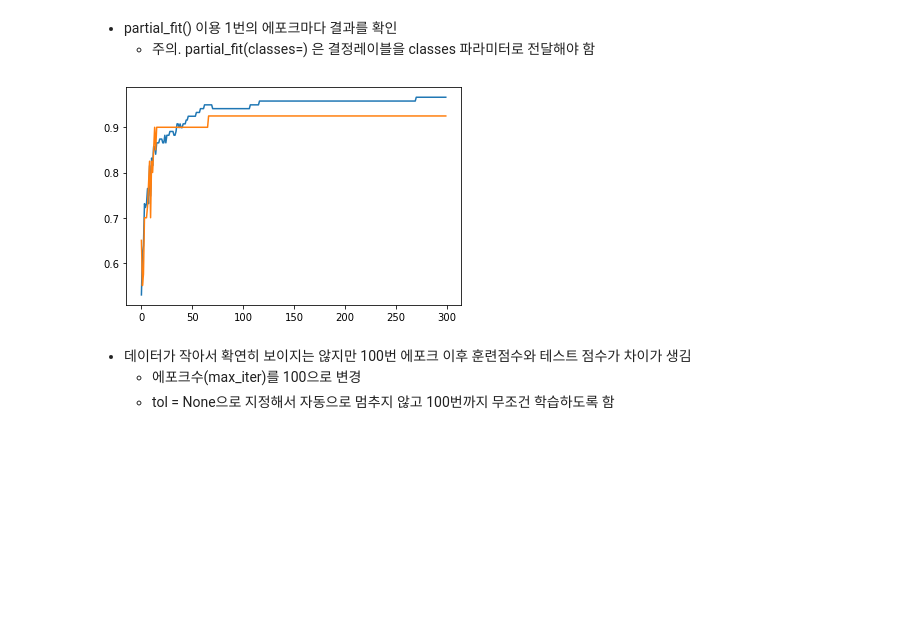
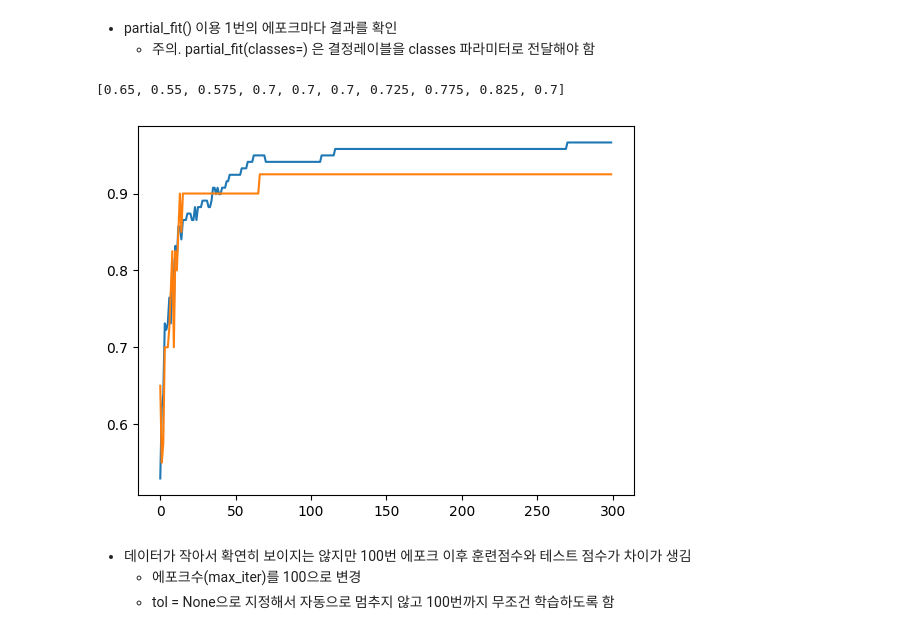
Before and after one commit to lullu303/DataScience2, a Jupyter notebook: 예측분석/머신러닝/머신러닝_04_2_확률적경사하강법.ipynb, the cells around one changed output. Saved outputs shown, nothing was run; the diff lists cells and outputs as text; code cells hidden in the pictures; blank space fills up the shorter version.

```diff
--- a/예측분석/머신러닝/머신러닝_04_2_확률적경사하강법.ipynb
+++ b/예측분석/머신러닝/머신러닝_04_2_확률적경사하강법.ipynb
@@ -136,2 +155,9 @@ from sklearn.preprocessing import StandardScaler
+# %%
+# SGD 알고리즘도 선형회귀 기반이기 때문에 학습데이터를 정규분포로 변형하는 것이 성능이 좋아진다
+from sklearn.preprocessing import StandardScaler
+ss = StandardScaler()
+ss.fit(train_input)
+train_scaled = ss.transform(train_input)
+test_scaled = ss.transform(test_input)
 # %%
 from sklearn.linear_model import SGDClassifier
@@ -142,0 +164,8 @@ from sklearn.linear_model import SGDClassifier
+# %%
+# loss='log' : 로지스틱손실함수
+# 손실함수를 변경하는 하이퍼파라미터로 loss= 를 사용함.
+# max_iter= 에포크 수를 결정(전체 샘플에 대해 몇번 학습할 것인지를 결정)
+sc = SGDClassifier(loss = 'log', max_iter=10, random_state=42)
+sc.fit(train_scaled, train_target)
+print(sc.score(train_scaled, train_target))
+print(sc.score(test_scaled, test_target))
@@ -175,10 +208,34 @@ import numpy as np
+# %%
+import numpy as np
+sc = SGDClassifier(loss='log', random_state=42)
+
+train_score = []
+test_score = []
+
+# 결정 레이블 추출
+classes = np.unique(train_target)
 # %%
 # 300번 에포크 진행(한번 진행할때마다 훈련/테스트 점수 저장)
+for _ in range(0,300) :
+    sc.partial_fit(train_scaled, train_target, classes=classes)
+
+    train_score.append(sc.score(train_scaled, train_target))
+    test_score.append(sc.score(test_scaled, test_target))
+# %%
+train_score[:10]
+test_score[:10]
+# %% [output]
+[0.65, 0.55, 0.575, 0.7, 0.7, 0.7, 0.725, 0.775, 0.825, 0.7]
 # %%
 # 훈련점수와 테스트점수를 에포크별로 시각화
 import matplotlib.pyplot as plt
+
+plt.plot(train_score)
+plt.plot(test_score)
+
+plt.show()
 # %% [output]
-[figure, old version]
+[figure, new version]
 # %% [markdown]
 - 데이터가 작아서 확연히 보이지는 않지만 100번 에포크 이후 훈련점수와 테스트 점수가 차이가 생김
     - 에포크수(max_iter)를 100으로 변경
```
Also changed, not shown: parts of 21 cells of this notebook.
